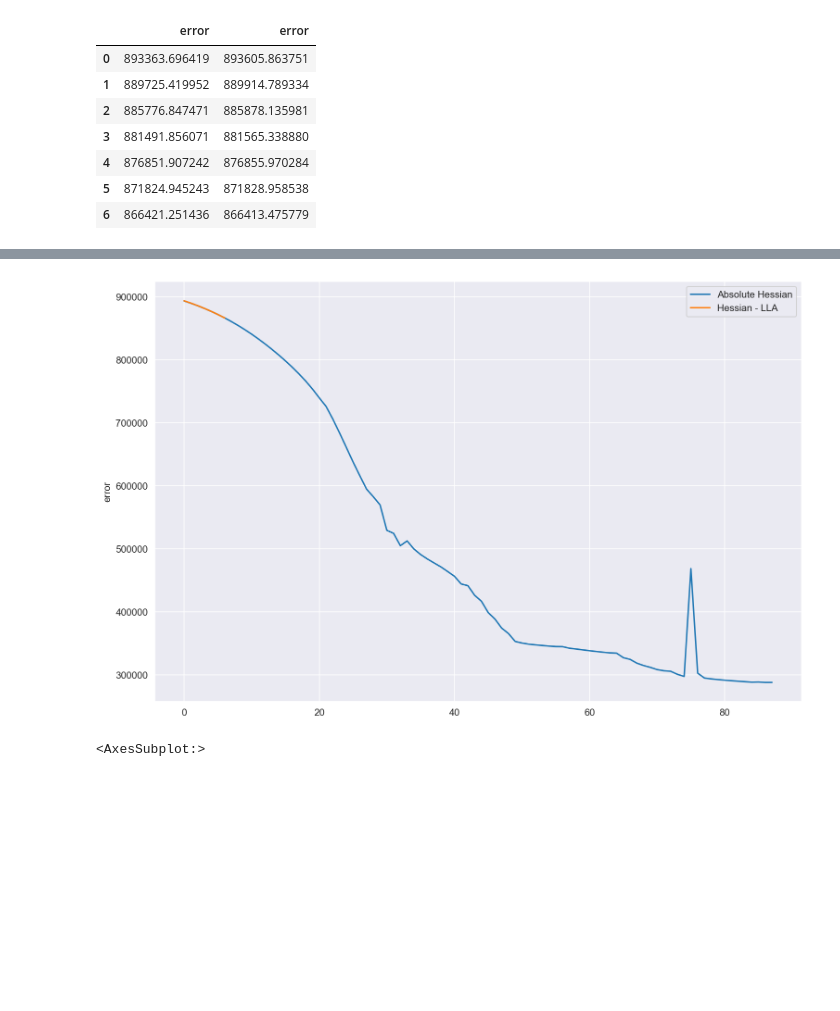
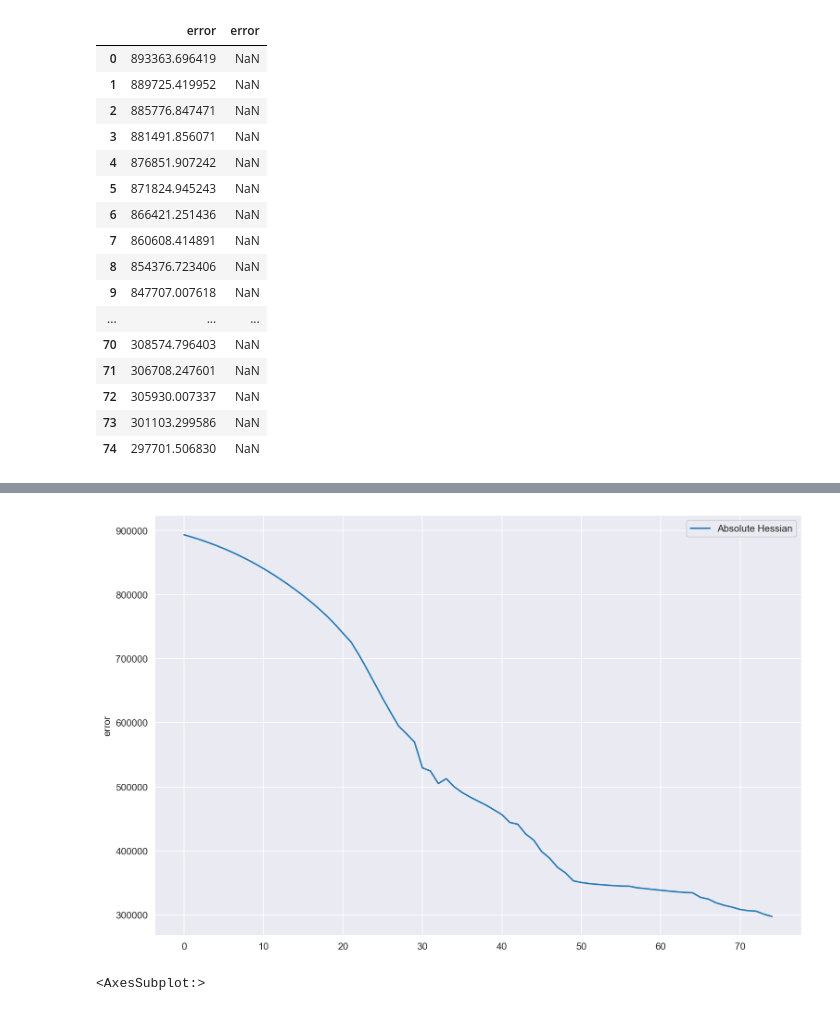
Before and after one commit to BluSteve/STYau122, a Jupyter notebook: python/styau/Analysis.ipynb, the cells around one changed output, grey strips where cells are left out. Drawn from its saved outputs; the diff is of its cells as text; code cells hidden in the pictures; blank space fills up the shorter version.

```diff
--- a/python/styau/Analysis.ipynb
+++ b/python/styau/Analysis.ipynb
@@ -43,7 +43,7 @@ def get_run_result(summ_dir):
 abh = get_run_result('../../archivesfixed/abh/summaries/')
 hes = get_run_result('../../summaries/')
 
-display(pd.concat([abh.errors, hes.errors], axis=1).iloc[:len(hes.errors)])
+display(pd.concat([abh.errors, hes.errors], axis=1))
 
 plt.figure(figsize=(12, 8), dpi=150)
 ax = 0
@@ -54,10 +54,19 @@ ax.legend(['Absolute Hessian', 'Hessian - LLA'])
 hes.evs[::-1]
 # %% [output]
 |  | error | error |
-| 0 | 893363.696419 | 893605.863751 |
-| 1 | 889725.419952 | 889914.789334 |
-| 2 | 885776.847471 | 885878.135981 |
-| 3 | 881491.856071 | 881565.338880 |
-| 4 | 876851.907242 | 876855.970284 |
-| 5 | 871824.945243 | 871828.958538 |
-| 6 | 866421.251436 | 866413.475779 |
+| 0 | 893363.696419 | NaN |
+| 1 | 889725.419952 | NaN |
+| 2 | 885776.847471 | NaN |
+| 3 | 881491.856071 | NaN |
+| 4 | 876851.907242 | NaN |
+| 5 | 871824.945243 | NaN |
+| 6 | 866421.251436 | NaN |
+| 7 | 860608.414891 | NaN |
+| 8 | 854376.723406 | NaN |
+| 9 | 847707.007618 | NaN |
+| ... | ... | ... |
+| 70 | 308574.796403 | NaN |
+| 71 | 306708.247601 | NaN |
+| 72 | 305930.007337 | NaN |
+| 73 | 301103.299586 | NaN |
+| 74 | 297701.506830 | NaN |
@@ -72,4 +74,4 @@ hes.evs[::-1]
-[figure, old version]
+[figure, new version]
 # %%
 plt.figure(figsize=(12, 8), dpi=150)
 
```
Also changed, not shown: parts of 1 cell of this notebook, 1 other file.
